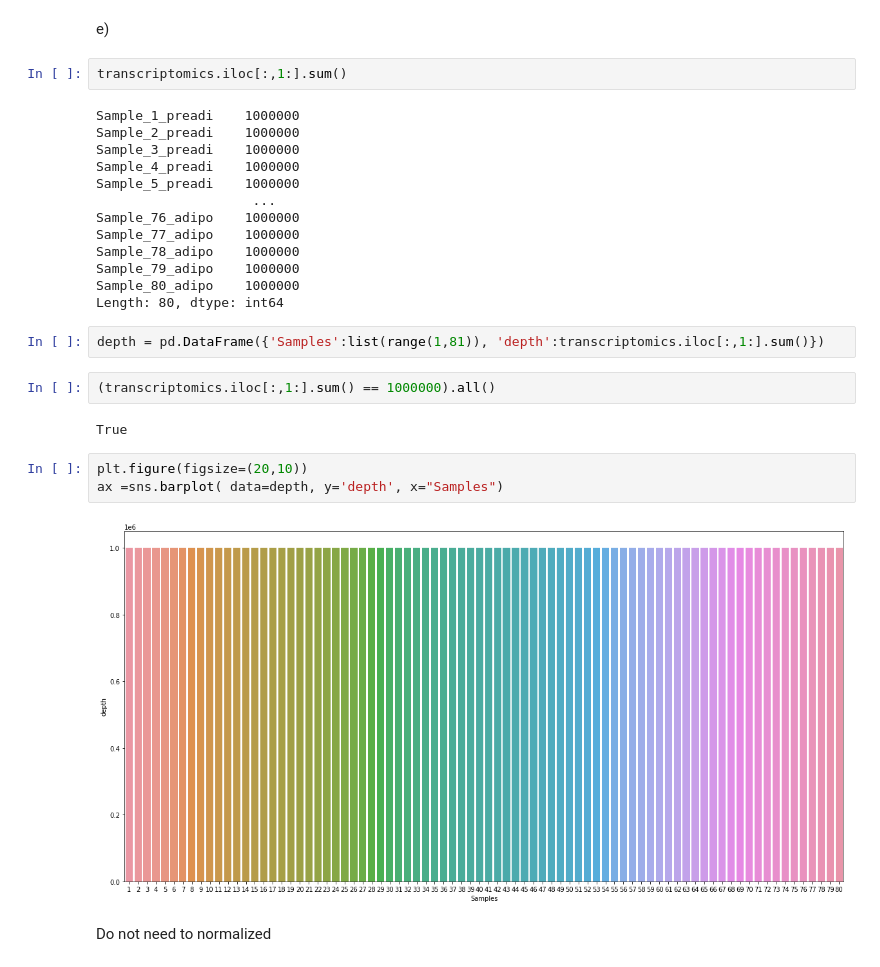
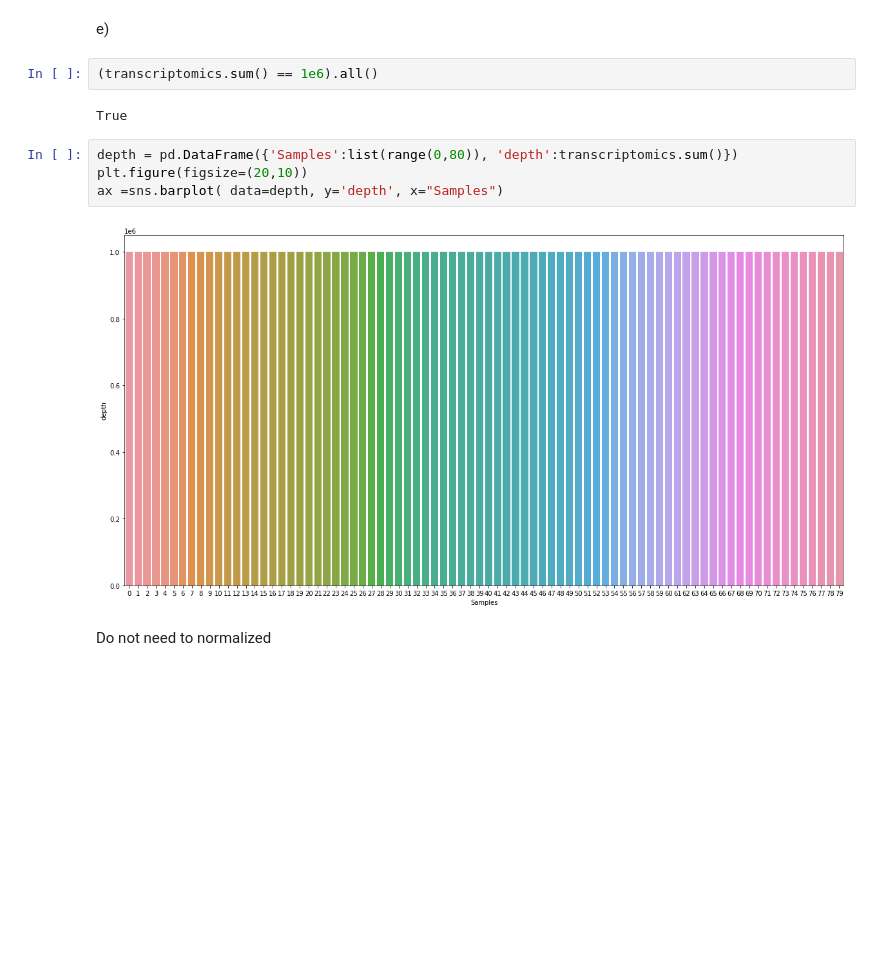
Before and after one commit to CamilleChallier/Transcriptomics_project, a Jupyter notebook: guillaume.ipynb, the cells around one changed output. Saved outputs shown, nothing was run; the diff lists cells and outputs as text; blank space fills up the shorter version.

```diff
--- a/guillaume.ipynb
+++ b/guillaume.ipynb
@@ -124,31 +79,15 @@ transcriptomics
 # %% [markdown]
 e)
-# %%
-transcriptomics.iloc[:,1:].sum()
-# %% [output]
-Sample_1_preadi    1000000
-Sample_2_preadi    1000000
-Sample_3_preadi    1000000
-Sample_4_preadi    1000000
-Sample_5_preadi    1000000
-                    ...
-Sample_76_adipo    1000000
-Sample_77_adipo    1000000
-Sample_78_adipo    1000000
-Sample_79_adipo    1000000
-Sample_80_adipo    1000000
-Length: 80, dtype: int64
+# %%
+(transcriptomics.sum() == 1e6).all()
+# %% [output]
+True
 # %%
-depth = pd.DataFrame({'Samples':list(range(1,81)), 'depth':transcriptomics.iloc[:,1:].sum()})
+depth = pd.DataFrame({'Samples':list(range(0,80)), 'depth':transcriptomics.sum()})
+plt.figure(figsize=(20,10))
+ax =sns.barplot( data=depth, y='depth', x="Samples")
+# %% [output]
+[figure, added]
-# %%
-(transcriptomics.iloc[:,1:].sum() == 1000000).all()
-# %% [output]
-True
-# %%
-plt.figure(figsize=(20,10))
-ax =sns.barplot( data=depth, y='depth', x="Samples")
-# %% [output]
-[figure, removed]
 # %% [markdown]
 Do not need to normalized
 # %% [markdown]
```
Also changed, not shown: parts of 26 cells of this notebook.
